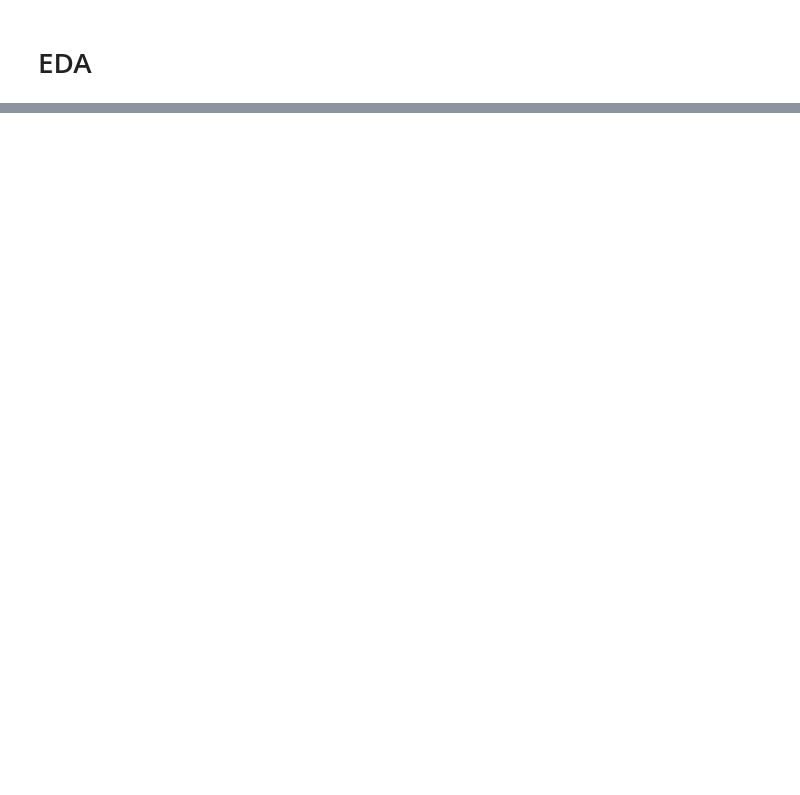
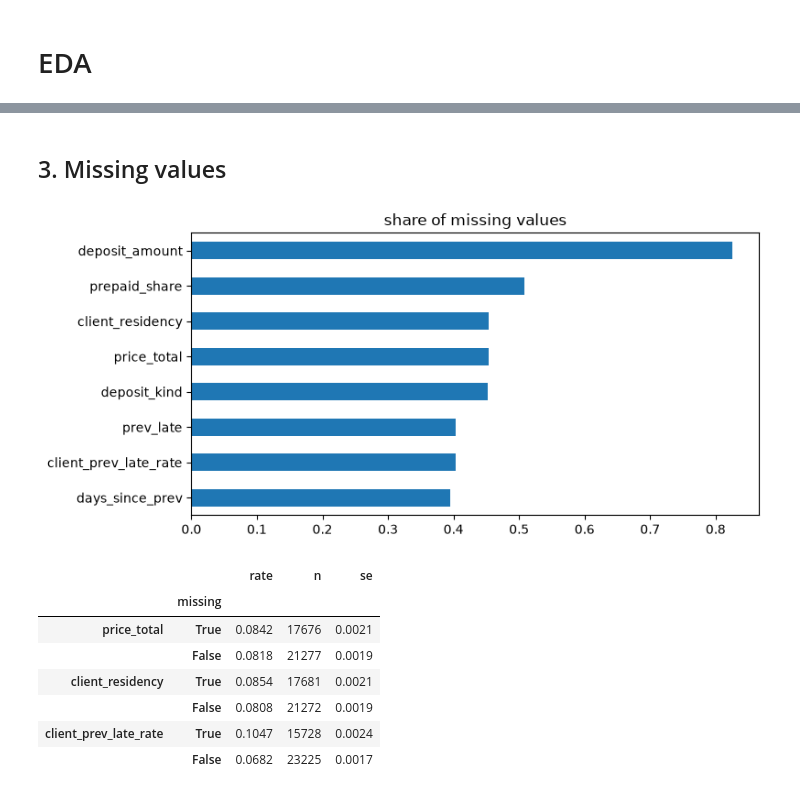
Before and after one commit to kirillrub108/predict-rental-overdue, a Jupyter notebook: main.ipynb, the cells around one changed output, grey strips where cells are left out. Saved outputs shown, nothing was run; the diff lists cells and outputs as text; code cells hidden in the pictures; blank space fills up the shorter version.

```diff
--- a/main.ipynb
+++ b/main.ipynb
@@ -13,6 +13,14 @@ df = pd.read_csv(
     parse_dates=["started_at"],
     dtype={"y_overdue": "boolean", "prev_late": "boolean"},
 )
+
+KEYS = ["id", "started_at", "customer_id", "client_id"]
+TARGETS = ["y_overdue", "y_lost"]
+NUM = ["hour", "month", "plan_hours", "n_batteries", "deposit_amount", "price_total",
+       "prepaid_share", "client_prev_rentals", "client_prev_late_rate", "client_prev_lost",
+       "days_since_prev"]
+CAT = ["tenant", "dow", "model", "deposit_kind", "client_residency", "issued_by_employee_id"]
+BOOL = ["is_weekend", "block_missing", "first_visit", "prev_late"]
 df.head()
 # %% [output]
 |  | id | started_at | customer_id | client_id | tenant | hour | dow | month | is_weekend | ... |
@@ -37,0 +164,18 @@ df.describe()
+# %% [markdown]
+## 3. Missing values
+# %%
+miss = data[FEATURES].isna().mean()
+miss[miss > 0].sort_values().plot.barh(title="share of missing values", figsize=(8, 4))
+plt.show()
+pd.concat({c: rate_by(data[c].isna().rename("missing"))
+           for c in ["price_total", "client_residency", "client_prev_late_rate"]})
+# %% [output]
+[figure, added]
+|  |  | rate | n | se |
+|  | missing |  |  |  |
+| price_total | True | 0.0842 | 17676 | 0.0021 |
+|  | False | 0.0818 | 21277 | 0.0019 |
+| client_residency | True | 0.0854 | 17681 | 0.0021 |
+|  | False | 0.0808 | 21272 | 0.0019 |
+| client_prev_late_rate | True | 0.1047 | 15728 | 0.0024 |
+|  | False | 0.0682 | 23225 | 0.0017 |
```
Also changed, not shown: parts of 33 cells of this notebook, 2 other files.
